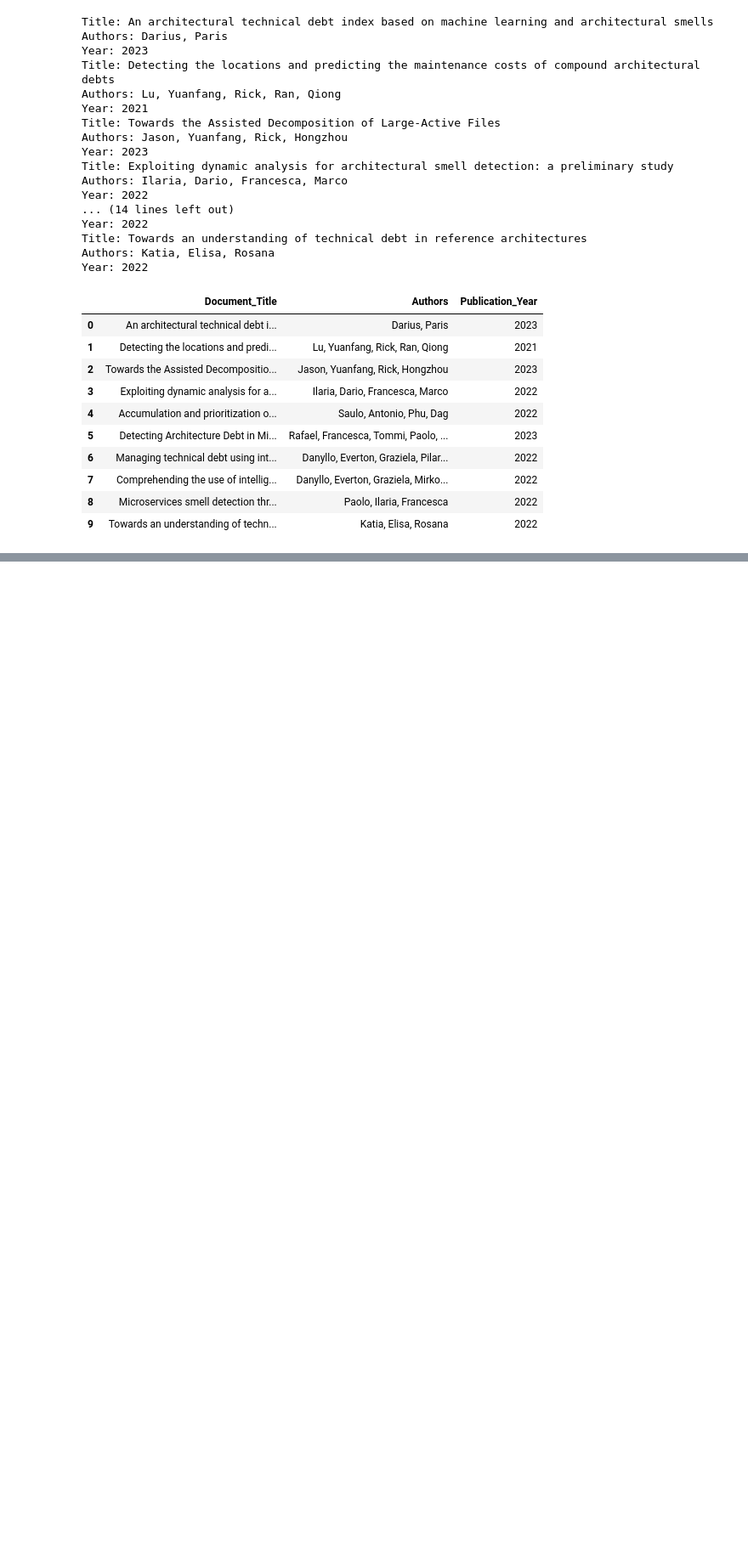
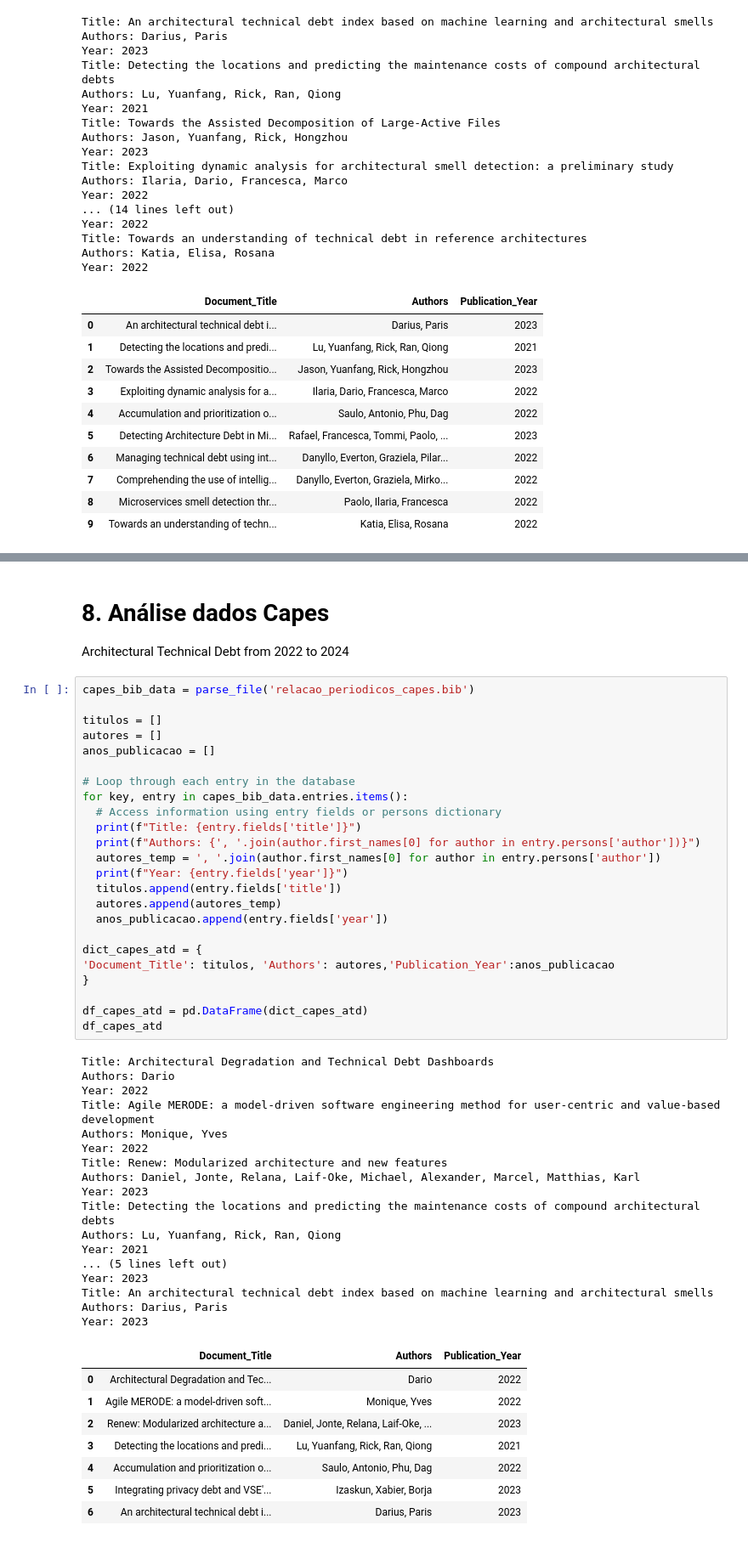
Before and after one commit to armandossrecife/teste, a Jupyter notebook: read_and_extract_bibtext.ipynb, the cells around one changed output, grey strips where cells are left out. Shown at 85% size. Cells and saved outputs as stored; diff of their text form; blank space fills up the shorter version.

```diff
--- a/read_and_extract_bibtext.ipynb
+++ b/read_and_extract_bibtext.ipynb
@@ -322,0 +371,54 @@ Year: 2022
+# %% [markdown]
+# 8. Análise dados Capes
+
+Architectural Technical Debt from 2022 to 2024
+# %%
+capes_bib_data = parse_file('relacao_periodicos_capes.bib')
+
+titulos = []
+autores = []
+anos_publicacao = []
+
+# Loop through each entry in the database
+for key, entry in capes_bib_data.entries.items():
+  # Access information using entry fields or persons dictionary
+  print(f"Title: {entry.fields['title']}")
+  print(f"Authors: {', '.join(author.first_names[0] for author in entry.persons['author'])}")
+  autores_temp = ', '.join(author.first_names[0] for author in entry.persons['author'])
+  print(f"Year: {entry.fields['year']}")
+  titulos.append(entry.fields['title'])
+  autores.append(autores_temp)
+  anos_publicacao.append(entry.fields['year'])
+
+dict_capes_atd = {
+'Document_Title': titulos, 'Authors': autores,'Publication_Year':anos_publicacao
+}
+
+df_capes_atd = pd.DataFrame(dict_capes_atd)
+df_capes_atd
+# %% [output]
+Title: Architectural Degradation and Technical Debt Dashboards
+Authors: Dario
+Year: 2022
+Title: Agile MERODE: a model-driven software engineering method for user-centric and value-based development
+Authors: Monique, Yves
+Year: 2022
+Title: Renew: Modularized architecture and new features
+Authors: Daniel, Jonte, Relana, Laif-Oke, Michael, Alexander, Marcel, Matthias, Karl
+Year: 2023
+Title: Detecting the locations and predicting the maintenance costs of compound architectural debts
+Authors: Lu, Yuanfang, Rick, Ran, Qiong
+Year: 2021
+... (5 lines left out)
+Year: 2023
+Title: An architectural technical debt index based on machine learning and architectural smells
+Authors: Darius, Paris
+Year: 2023
+|  | Document_Title | Authors | Publication_Year |
+| 0 | Architectural Degradation and Tec... | Dario | 2022 |
+| 1 | Agile MERODE: a model-driven soft... | Monique, Yves | 2022 |
+| 2 | Renew: Modularized architecture a... | Daniel, Jonte, Relana, Laif-Oke, ... | 2023 |
+| 3 | Detecting the locations and predi... | Lu, Yuanfang, Rick, Ran, Qiong | 2021 |
+| 4 | Accumulation and prioritization o... | Saulo, Antonio, Phu, Dag | 2022 |
+| 5 | Integrating privacy debt and VSE'... | Izaskun, Xabier, Borja | 2023 |
+| 6 | An architectural technical debt i... | Darius, Paris | 2023 |
```
Also changed, not shown: parts of 16 cells of this notebook.
